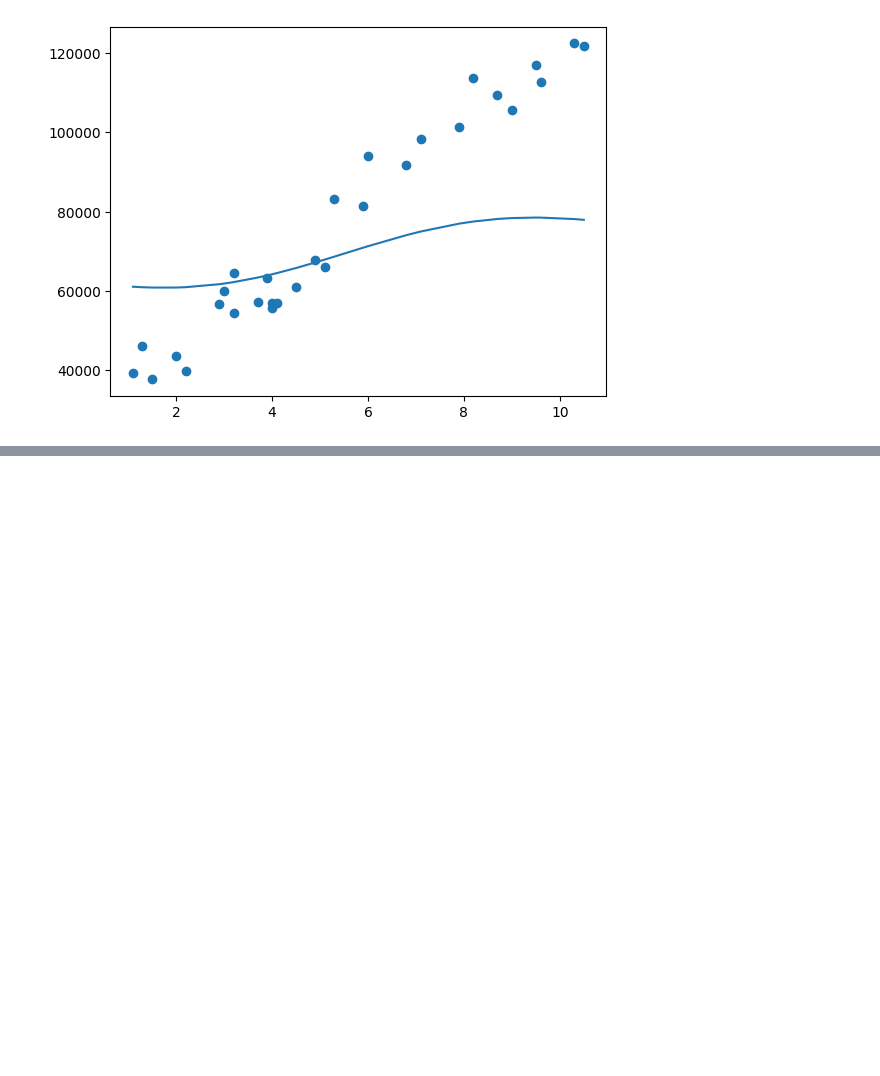
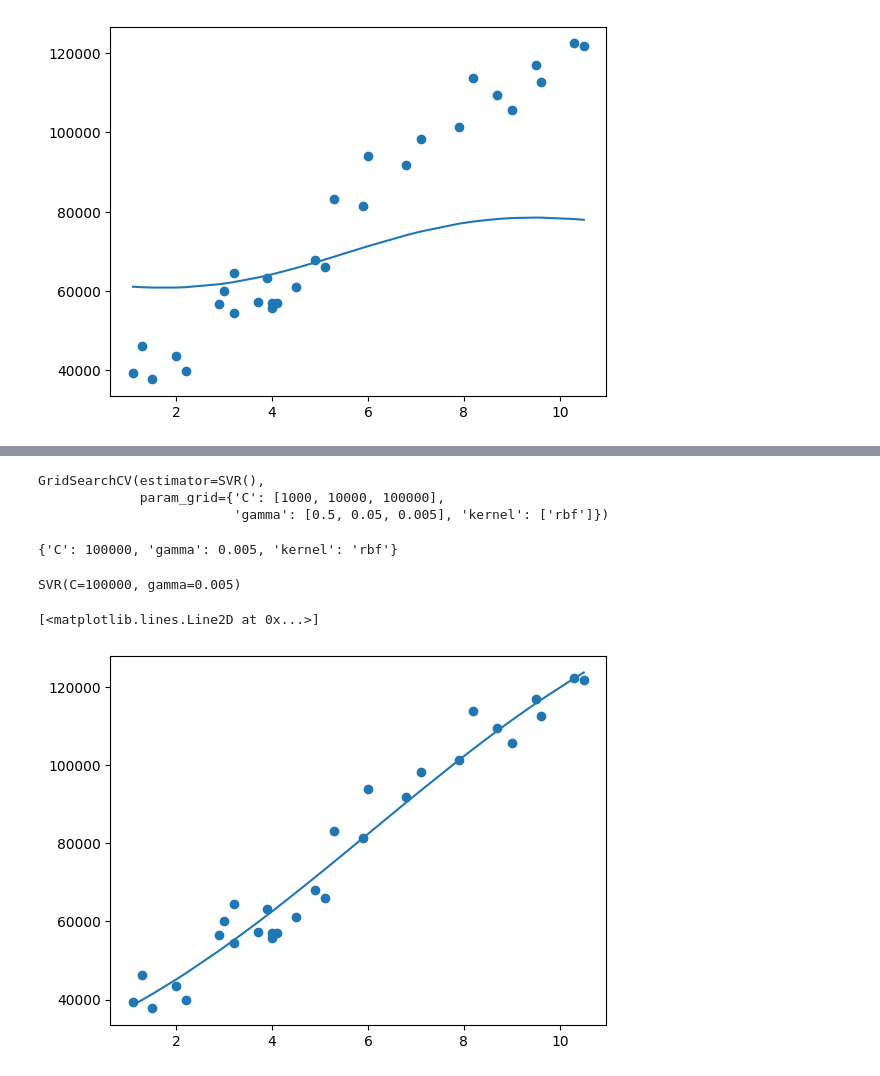
Before and after one commit to Anjasfedo/Dicoding-ML-Pemula, a Jupyter notebook: dicoding_ML_Pemula.ipynb, the cells around one changed output, grey strips where cells are left out. Saved outputs shown, nothing was run; the diff lists cells and outputs as text; code cells hidden in the pictures; blank space fills up the shorter version.

Commit message:
Grid Search

```diff
--- a/dicoding_ML_Pemula.ipynb
+++ b/dicoding_ML_Pemula.ipynb
@@ -525,0 +530,5 @@ plt.plot(X, model_svr.predict(X))
+# %%
+import pandas as pd
+
+df = pd.read_csv("Salary_Data.csv")
+df.head()
@@ -525,0 +542,11 @@ plt.plot(X, model_svr.predict(X))
+# %%
+import numpy as np
+
+X = df["YearsExperience"]
+
+y = df["Salary"]
+
+X = np.array(X)
+X = X.reshape(-1, 1)
+
+X
@@ -525,0 +571,36 @@ plt.plot(X, model_svr.predict(X))
+# %%
+from sklearn.model_selection import GridSearchCV
+from sklearn.svm import SVR
+
+model_svr = SVR()
+
+param = {
+    "kernel": ["rbf"],
+    "C": [1000, 10000, 100000],
+    "gamma": [0.5, 0.05, 0.005]
+}
+
+grid_search = GridSearchCV(model_svr, param)
+
+grid_search.fit(X, y)
+# %% [output]
+GridSearchCV(estimator=SVR(),
+             param_grid={'C': [1000, 10000, 100000],
+                         'gamma': [0.5, 0.05, 0.005], 'kernel': ['rbf']})
+# %%
+print(grid_search.best_params_)
+# %% [output]
+{'C': 100000, 'gamma': 0.005, 'kernel': 'rbf'}
+# %%
+new_model = SVR(C=100000, gamma=0.005, kernel="rbf")
+new_model.fit(X, y)
+# %% [output]
+SVR(C=100000, gamma=0.005)
+# %%
+import matplotlib.pyplot as plt
+
+plt.scatter(X, y)
+plt.plot(X, new_model.predict(X))
+# %% [output]
+[<matplotlib.lines.Line2D at 0x...>]
+[figure, added]
```
Also changed, not shown: parts of 4 cells of this notebook.
